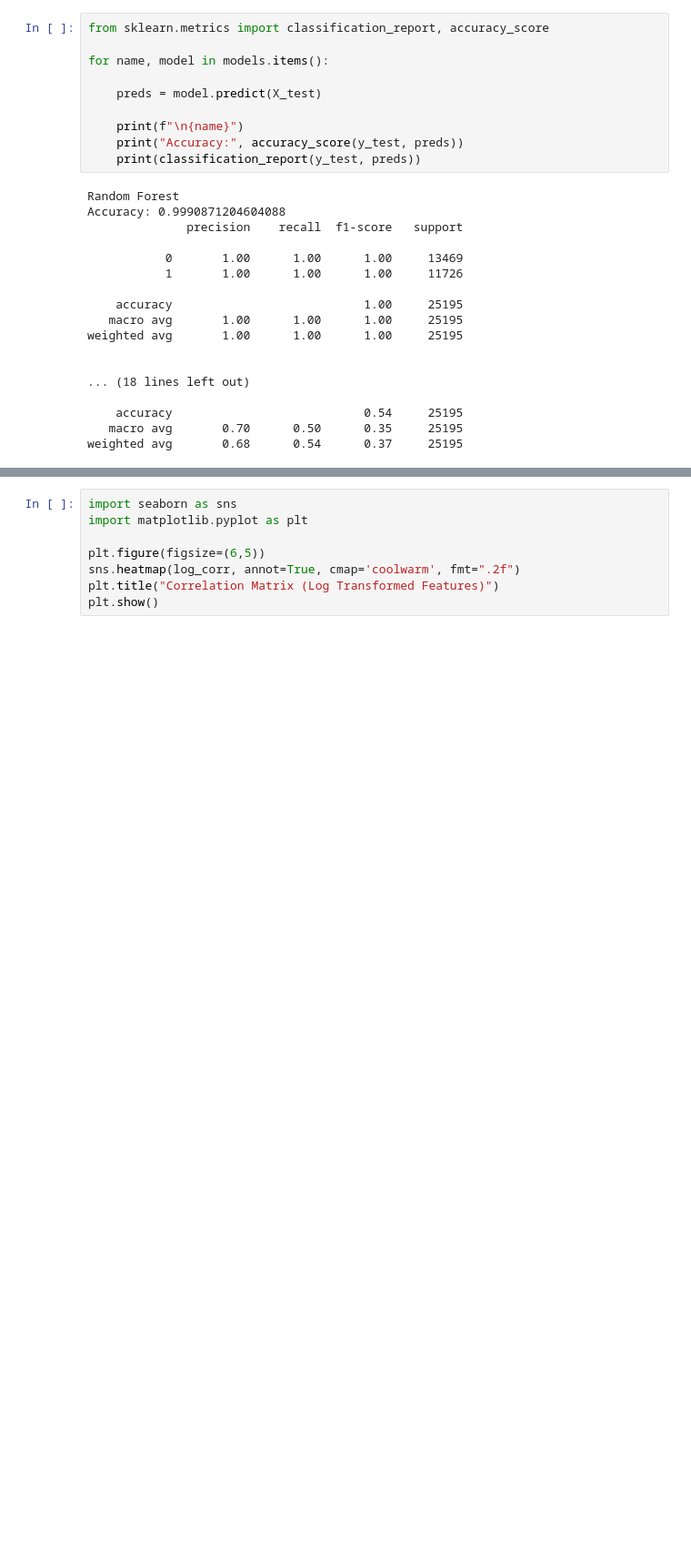
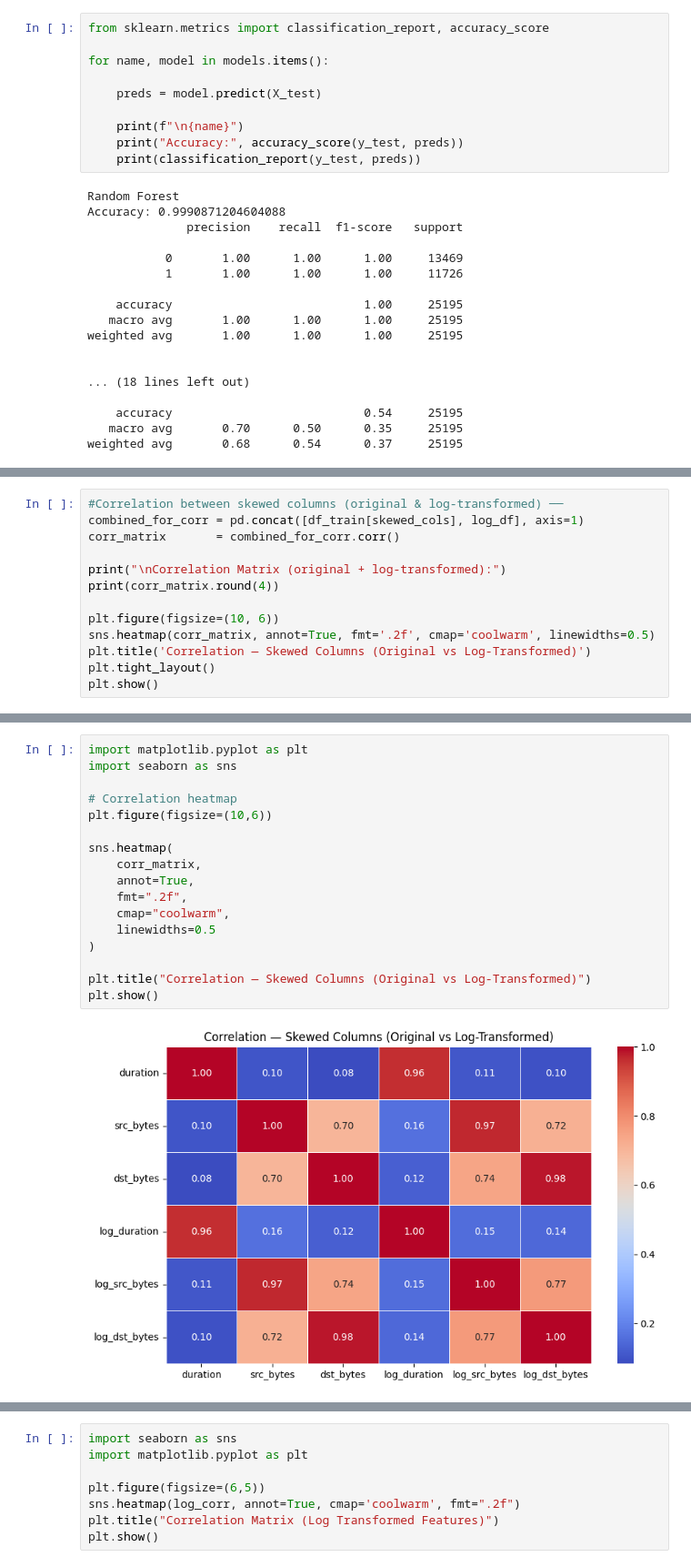
Before and after one commit to mailech/SentinelNet-AI-Powered-Network-Intrusion-Detection-System-, a Jupyter notebook: WorkForce.ipynb, the cells around one changed output, grey strips where cells are left out. Shown at 91% size. Cells and saved outputs as stored; diff of their text form; blank space fills up the shorter version.

```diff
--- a/WorkForce.ipynb
+++ b/WorkForce.ipynb
@@ -321,0 +457,13 @@ weighted avg       0.68      0.54      0.37     25195
+# %%
+#Correlation between skewed columns (original & log-transformed) ──
+combined_for_corr = pd.concat([df_train[skewed_cols], log_df], axis=1)
+corr_matrix       = combined_for_corr.corr()
+
+print("\nCorrelation Matrix (original + log-transformed):")
+print(corr_matrix.round(4))
+
+plt.figure(figsize=(10, 6))
+sns.heatmap(corr_matrix, annot=True, fmt='.2f', cmap='coolwarm', linewidths=0.5)
+plt.title('Correlation — Skewed Columns (Original vs Log-Transformed)')
+plt.tight_layout()
+plt.show()
@@ -321,0 +488,19 @@ weighted avg       0.68      0.54      0.37     25195
+# %%
+import matplotlib.pyplot as plt
+import seaborn as sns
+
+# Correlation heatmap
+plt.figure(figsize=(10,6))
+
+sns.heatmap(
+    corr_matrix,
+    annot=True,
+    fmt=".2f",
+    cmap="coolwarm",
+    linewidths=0.5
+)
+
+plt.title("Correlation — Skewed Columns (Original vs Log-Transformed)")
+plt.show()
+# %% [output]
+[figure, added]
```
Also changed, not shown: parts of 11 cells of this notebook, 1 other file.
